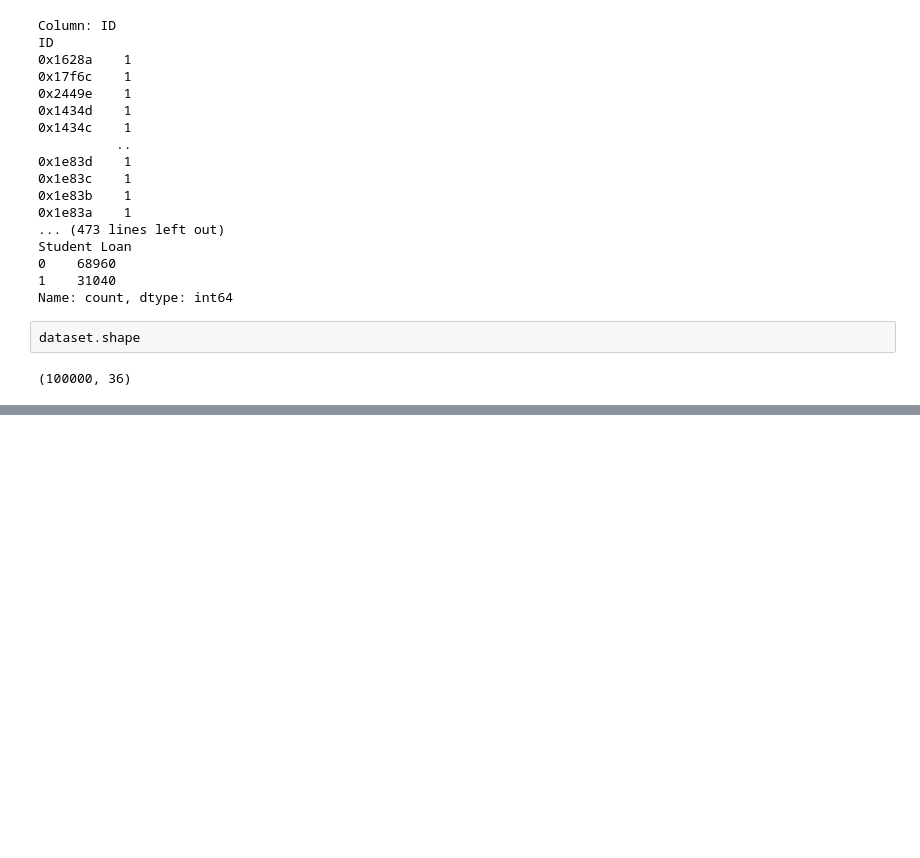
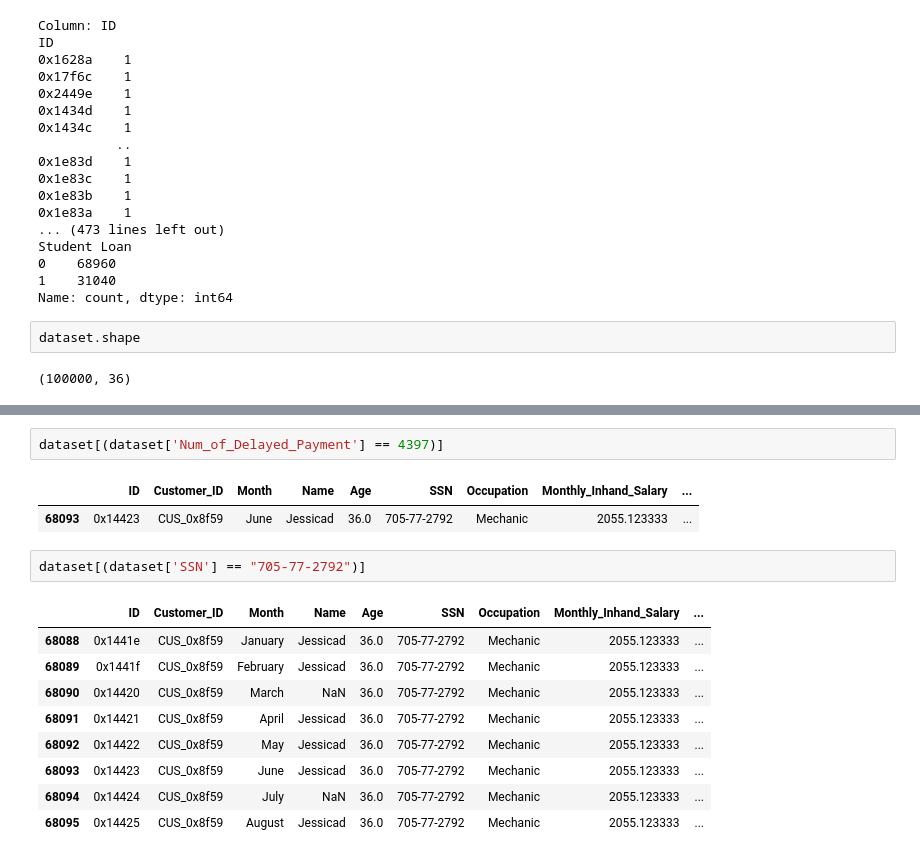
Before and after one commit to mohammedaabouche/ML, a Jupyter notebook: project2.ipynb, the cells around one changed output, grey strips where cells are left out. Drawn from its saved outputs; the diff is of its cells as text; blank space fills up the shorter version.

```diff
--- a/project2.ipynb
+++ b/project2.ipynb
@@ -787,0 +875,17 @@ dataset.shape
+# %%
+dataset[(dataset['Num_of_Delayed_Payment'] == 4397)]
+# %% [output]
+|  | ID | Customer_ID | Month | Name | Age | SSN | Occupation | Monthly_Inhand_Salary | ... |
+| 68093 | 0x14423 | CUS_0x8f59 | June | Jessicad | 36.0 | 705-77-2792 | Mechanic | 2055.123333 | ... |
+# %%
+dataset[(dataset['SSN'] == "705-77-2792")]
+# %% [output]
+|  | ID | Customer_ID | Month | Name | Age | SSN | Occupation | Monthly_Inhand_Salary | ... |
+| 68088 | 0x1441e | CUS_0x8f59 | January | Jessicad | 36.0 | 705-77-2792 | Mechanic | 2055.123333 | ... |
+| 68089 | 0x1441f | CUS_0x8f59 | February | Jessicad | 36.0 | 705-77-2792 | Mechanic | 2055.123333 | ... |
+| 68090 | 0x14420 | CUS_0x8f59 | March | NaN | 36.0 | 705-77-2792 | Mechanic | 2055.123333 | ... |
+| 68091 | 0x14421 | CUS_0x8f59 | April | Jessicad | 36.0 | 705-77-2792 | Mechanic | 2055.123333 | ... |
+| 68092 | 0x14422 | CUS_0x8f59 | May | Jessicad | 36.0 | 705-77-2792 | Mechanic | 2055.123333 | ... |
+| 68093 | 0x14423 | CUS_0x8f59 | June | Jessicad | 36.0 | 705-77-2792 | Mechanic | 2055.123333 | ... |
+| 68094 | 0x14424 | CUS_0x8f59 | July | NaN | 36.0 | 705-77-2792 | Mechanic | 2055.123333 | ... |
+| 68095 | 0x14425 | CUS_0x8f59 | August | Jessicad | 36.0 | 705-77-2792 | Mechanic | 2055.123333 | ... |
```
Also changed, not shown: parts of 8 cells of this notebook, 2 other files.
